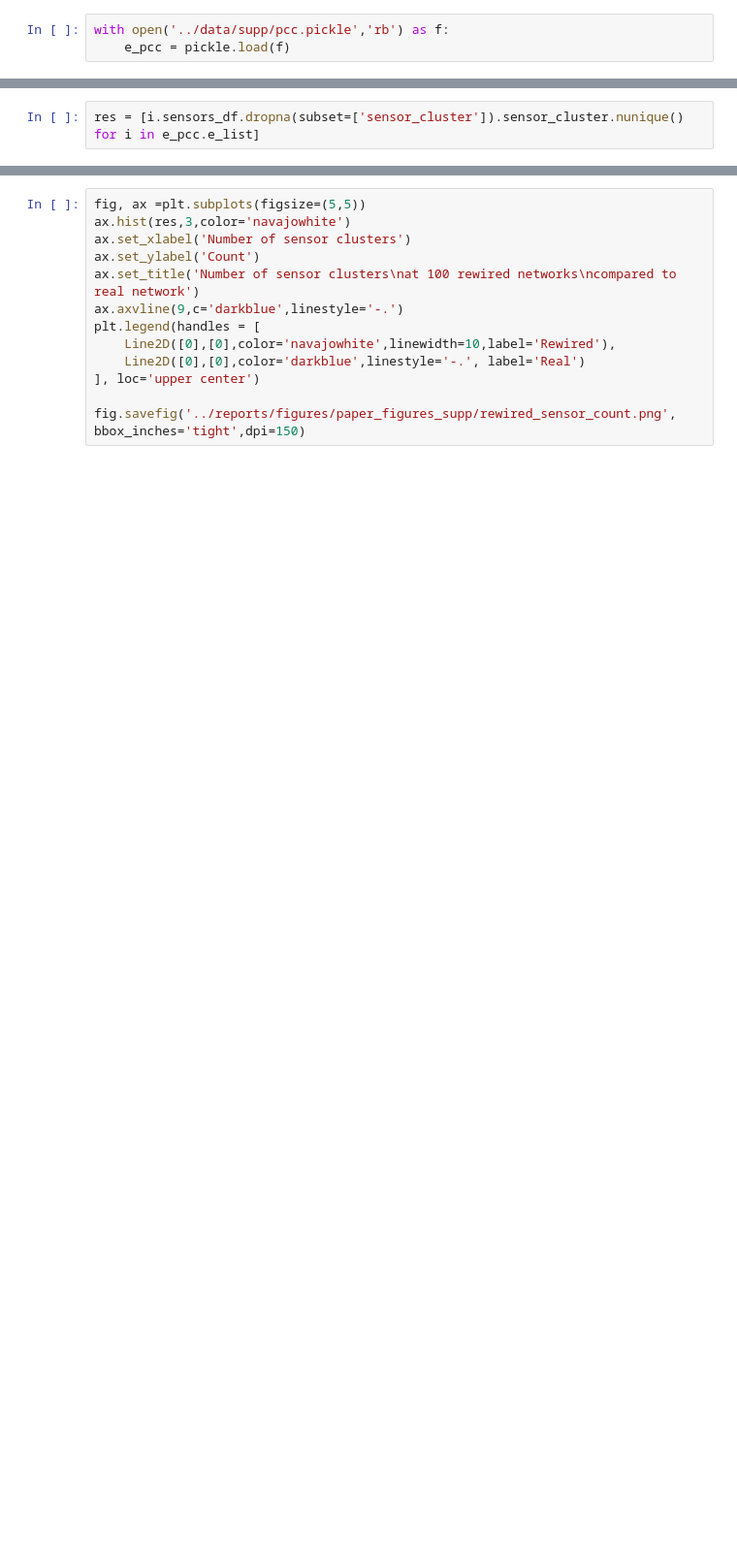
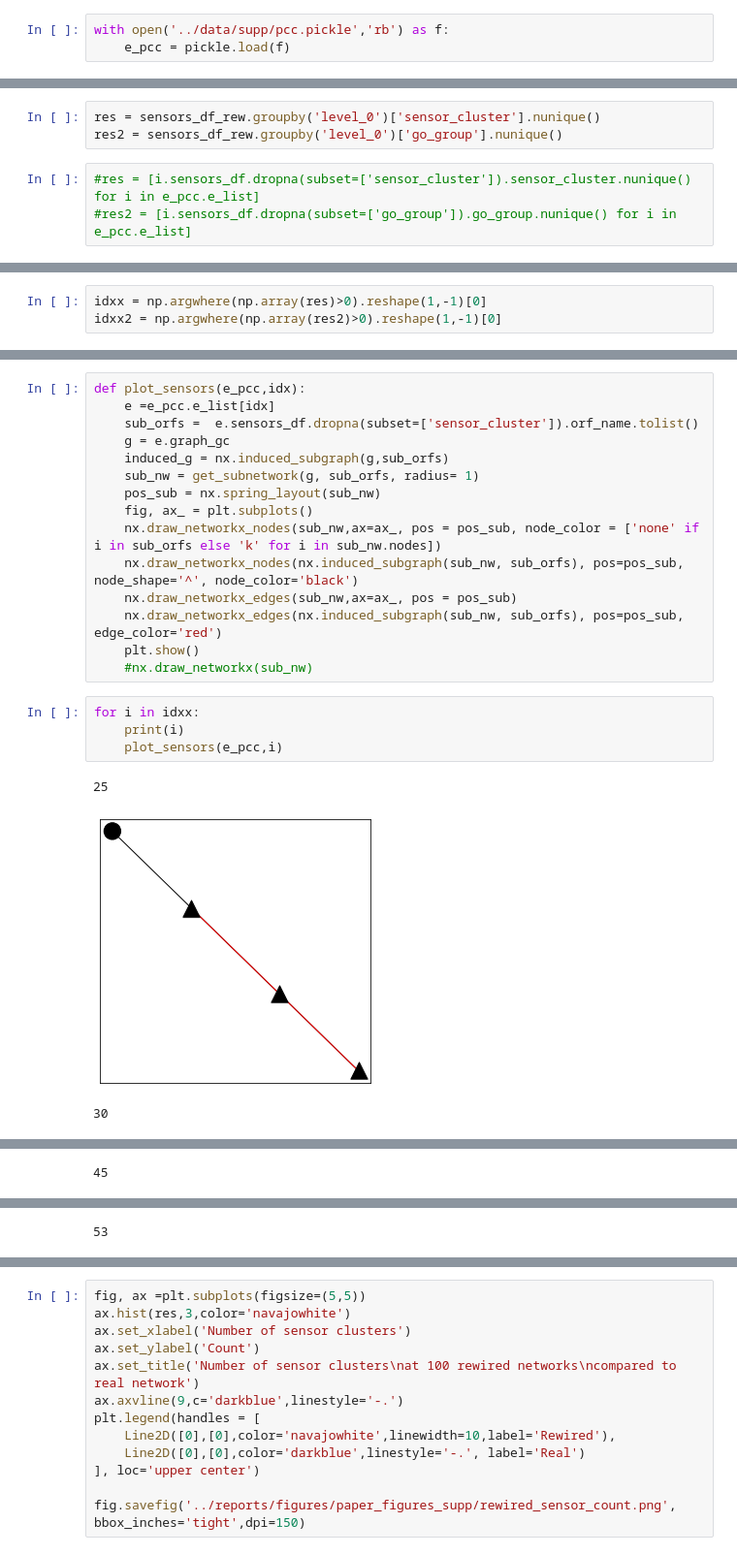
Before and after one commit to oacar/enm_package, a Jupyter notebook: notebooks/05-Rewired-network-sensors.ipynb, the cells around one changed output, grey strips where cells are left out. Shown at 97% size. Drawn from its saved outputs; the diff is of its cells as text; blank space fills up the shorter version.

Commit message:
rew sensors and gprofiler analysis

```diff
--- a/notebooks/05-Rewired-network-sensors.ipynb
+++ b/notebooks/05-Rewired-network-sensors.ipynb
@@ -432,2 +291,6 @@ Calculating 1,024 uncorrected p-values using fisher
+# %%
+res = sensors_df_rew.groupby('level_0')['sensor_cluster'].nunique()
+res2 = sensors_df_rew.groupby('level_0')['go_group'].nunique()
 # %%
-res = [i.sensors_df.dropna(subset=['sensor_cluster']).sensor_cluster.nunique() for i in e_pcc.e_list]
+#res = [i.sensors_df.dropna(subset=['sensor_cluster']).sensor_cluster.nunique() for i in e_pcc.e_list]
+#res2 = [i.sensors_df.dropna(subset=['go_group']).go_group.nunique() for i in e_pcc.e_list]
@@ -435,0 +297,3 @@ res2 = [i.sensors_df.dropna(subset=['go_group']).go_group.nunique() for i in e_p
+# %%
+idxx = np.argwhere(np.array(res)>0).reshape(1,-1)[0]
+idxx2 = np.argwhere(np.array(res2)>0).reshape(1,-1)[0]
@@ -435,0 +316,23 @@ res2 = [i.sensors_df.dropna(subset=['go_group']).go_group.nunique() for i in e_p
+# %%
+def plot_sensors(e_pcc,idx):
+    e =e_pcc.e_list[idx]
+    sub_orfs =  e.sensors_df.dropna(subset=['sensor_cluster']).orf_name.tolist()
+    g = e.graph_gc
+    induced_g = nx.induced_subgraph(g,sub_orfs)
+    sub_nw = get_subnetwork(g, sub_orfs, radius= 1)
+    pos_sub = nx.spring_layout(sub_nw)
+    fig, ax_ = plt.subplots()
+    nx.draw_networkx_nodes(sub_nw,ax=ax_, pos = pos_sub, node_color = ['none' if i in sub_orfs else 'k' for i in sub_nw.nodes])
+    nx.draw_networkx_nodes(nx.induced_subgraph(sub_nw, sub_orfs), pos=pos_sub, node_shape='^', node_color='black')
+    nx.draw_networkx_edges(sub_nw,ax=ax_, pos = pos_sub)
+    nx.draw_networkx_edges(nx.induced_subgraph(sub_nw, sub_orfs), pos=pos_sub, edge_color='red')
+    plt.show()
+    #nx.draw_networkx(sub_nw)
+# %%
+for i in idxx:
+    print(i)
+    plot_sensors(e_pcc,i)
+# %% [output]
+25
+[figure, added]
+30
@@ -435,0 +340 @@ res2 = [i.sensors_df.dropna(subset=['go_group']).go_group.nunique() for i in e_p
+45
@@ -435,0 +342 @@ res2 = [i.sensors_df.dropna(subset=['go_group']).go_group.nunique() for i in e_p
+53
```
Also changed, not shown: parts of 32 cells of this notebook, 6 other files.
